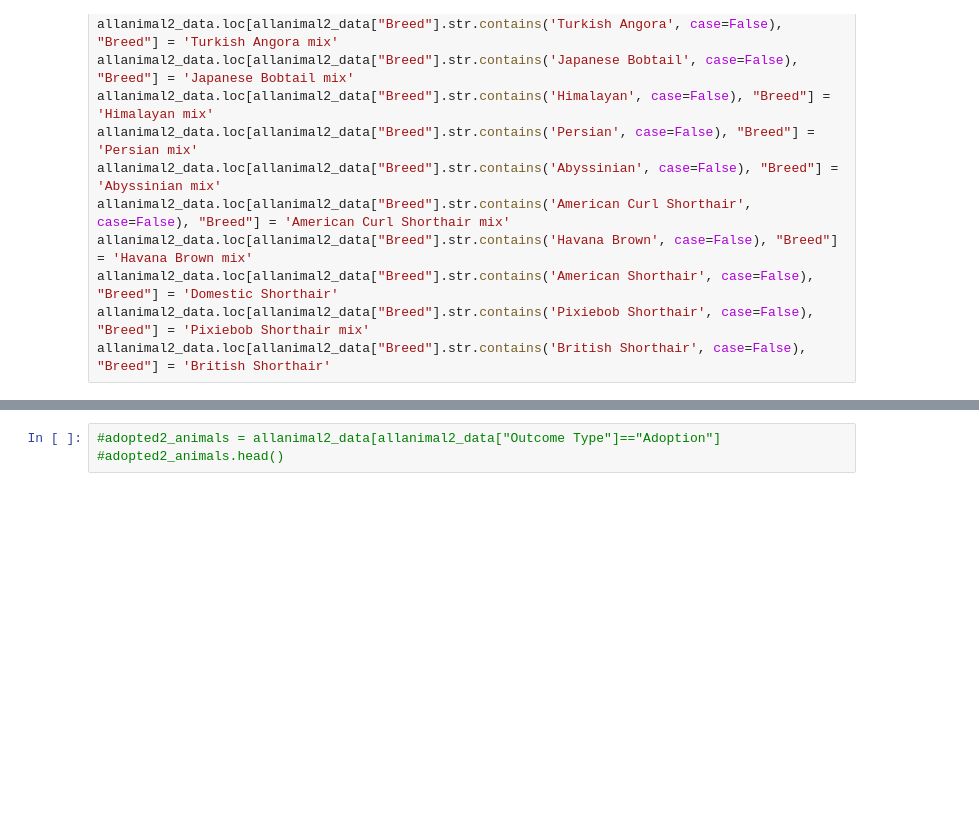
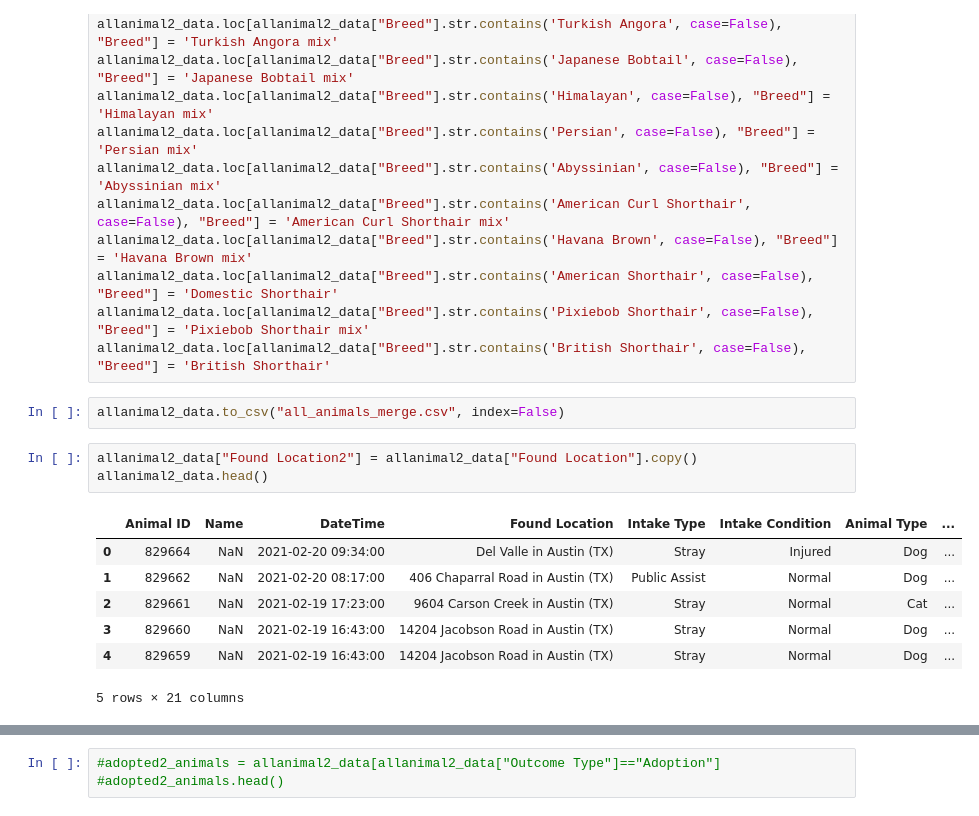
Before and after one commit to elizabethschall2934/Final-Project, a Jupyter notebook: clean_data.ipynb, the cells around one changed output, grey strips where cells are left out. Cells and saved outputs as stored; diff of their text form; blank space fills up the shorter version.

Commit message:
more data viewing

```diff
--- a/clean_data.ipynb
+++ b/clean_data.ipynb
@@ -324,3 +274,16 @@ allanimal2_data.loc[allanimal2_data["Breed"].str.contains('Havana Brown', case=F
 allanimal2_data.loc[allanimal2_data["Breed"].str.contains('American Shorthair', case=False), "Breed"] = 'Domestic Shorthair'
 allanimal2_data.loc[allanimal2_data["Breed"].str.contains('Pixiebob Shorthair', case=False), "Breed"] = 'Pixiebob Shorthair mix'
 allanimal2_data.loc[allanimal2_data["Breed"].str.contains('British Shorthair', case=False), "Breed"] = 'British Shorthair'
+# %%
+allanimal2_data.to_csv("all_animals_merge.csv", index=False)
+# %%
+allanimal2_data["Found Location2"] = allanimal2_data["Found Location"].copy()
+allanimal2_data.head()
+# %% [output]
+|  | Animal ID | Name | DateTime | Found Location | Intake Type | Intake Condition | Animal Type | ... |
+| 0 | 829664 | NaN | 2021-02-20 09:34:00 | Del Valle in Austin (TX) | Stray | Injured | Dog | ... |
+| 1 | 829662 | NaN | 2021-02-20 08:17:00 | 406 Chaparral Road in Austin (TX) | Public Assist | Normal | Dog | ... |
+| 2 | 829661 | NaN | 2021-02-19 17:23:00 | 9604 Carson Creek in Austin (TX) | Stray | Normal | Cat | ... |
+| 3 | 829660 | NaN | 2021-02-19 16:43:00 | 14204 Jacobson Road in Austin (TX) | Stray | Normal | Dog | ... |
+| 4 | 829659 | NaN | 2021-02-19 16:43:00 | 14204 Jacobson Road in Austin (TX) | Stray | Normal | Dog | ... |
+5 rows × 21 columns
```
Also changed, not shown: parts of 20 cells of this notebook, 4 other files.
